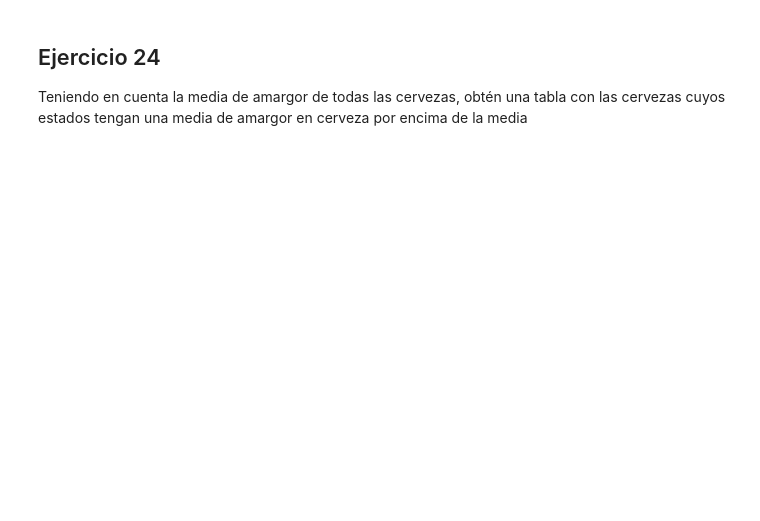
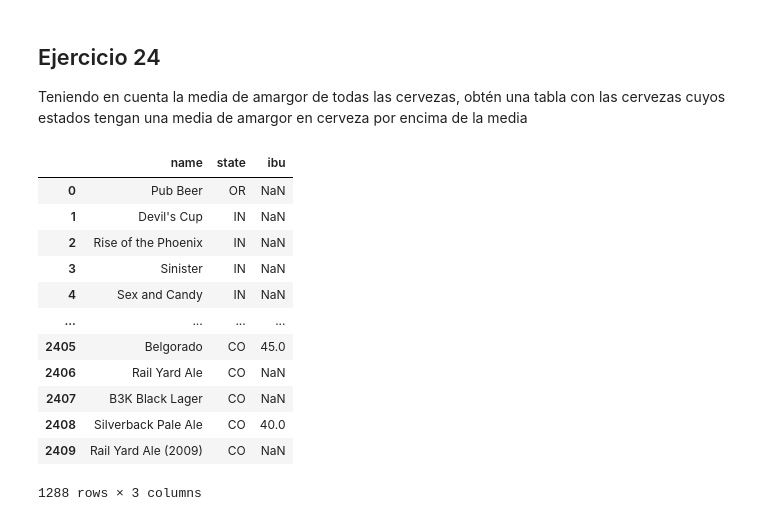
Before and after one commit to NaiSaratxaga/2503_dsft_thebridge_naiara, a Jupyter notebook: 2-Data_Analysis/2-Pandas/Practica/6-Beers/birras_repaso.ipynb, the cells around one changed output. Drawn from its saved outputs; the diff is of its cells as text; code cells hidden in the pictures; blank space fills up the shorter version.

```diff
--- a/2-Data_Analysis/2-Pandas/Practica/6-Beers/birras_repaso.ipynb
+++ b/2-Data_Analysis/2-Pandas/Practica/6-Beers/birras_repaso.ipynb
@@ -611,3 +761,32 @@ Consigue en un DataFrame de todas las cervezas en cuyas cervecerías al menos ha
 Teniendo en cuenta la media de amargor de todas las cervezas, obtén una tabla con las cervezas cuyos estados tengan una media de amargor en cerveza por encima de la media
 # %%
 # Las cervezas que se encuentran en aquellos estados, cuya media de amargor, sea superior a la media de amargor total
+# %%
+# Calcular la media del amargor (ibu) de todas las cervezas
+overall_mean_ibu = merged_df['ibu'].mean()
+
+# Calcular la media de amargor por estado
+state_mean_ibu = merged_df.groupby('state')['ibu'].mean()
+
+# Filtrar los estados cuya media de amargor está por encima de la media general
+states_above_mean = state_mean_ibu[state_mean_ibu > overall_mean_ibu].index
+
+# Filtrar las cervezas cuyo estado está en la lista de estados con media de amargor superior
+beers_above_mean_ibu = merged_df[merged_df['state'].isin(states_above_mean)]
+
+# Mostrar el DataFrame resultante
+beers_above_mean_ibu[['name', 'state', 'ibu']]
+# %% [output]
+|  | name | state | ibu |
+| 0 | Pub Beer | OR | NaN |
+| 1 | Devil's Cup | IN | NaN |
+| 2 | Rise of the Phoenix | IN | NaN |
+| 3 | Sinister | IN | NaN |
+| 4 | Sex and Candy | IN | NaN |
+| ... | ... | ... | ... |
+| 2405 | Belgorado | CO | 45.0 |
+| 2406 | Rail Yard Ale | CO | NaN |
+| 2407 | B3K Black Lager | CO | NaN |
+| 2408 | Silverback Pale Ale | CO | 40.0 |
+| 2409 | Rail Yard Ale (2009) | CO | NaN |
+1288 rows × 3 columns
```
Also changed, not shown: parts of 15 cells of this notebook.
